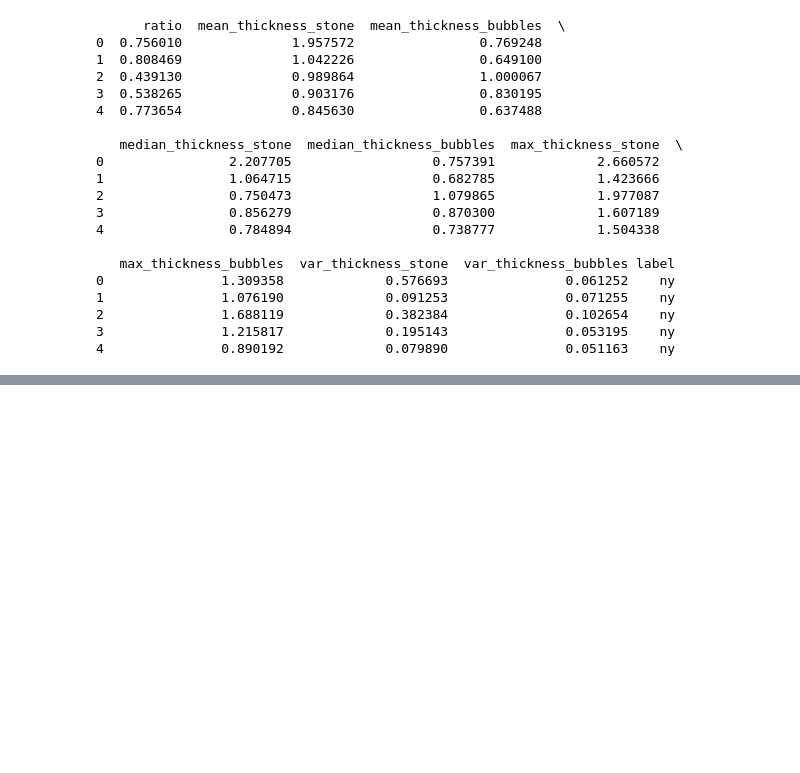
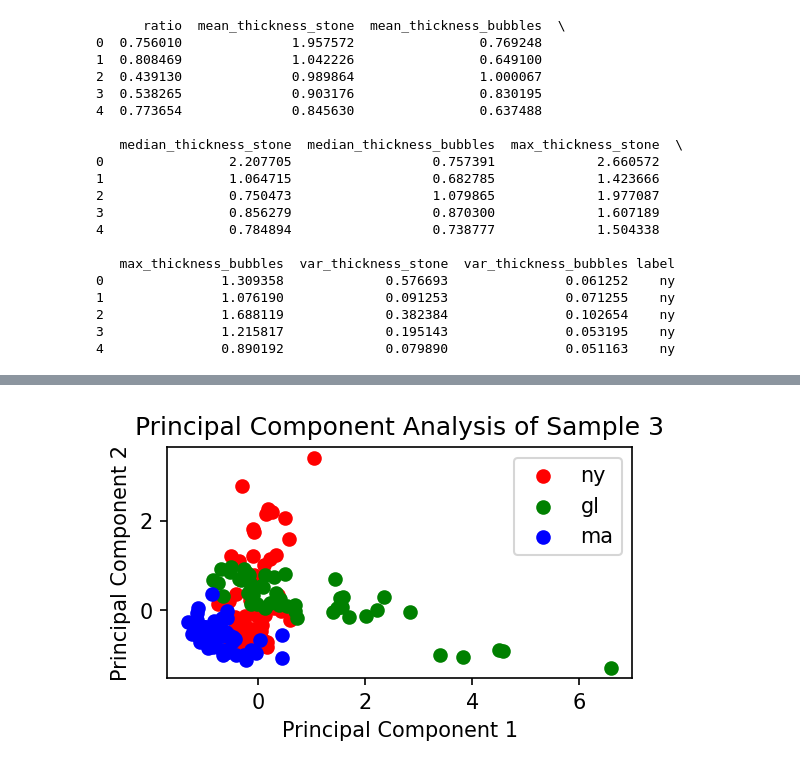
Before and after one commit to s185231/HPC3D_project, a Jupyter notebook: pca.ipynb, the cells around one changed output, grey strips where cells are left out. Drawn from its saved outputs; the diff is of its cells as text; code cells hidden in the pictures; blank space fills up the shorter version.

```diff
--- a/pca.ipynb
+++ b/pca.ipynb
@@ -37,12 +37,12 @@ print(df_sample_3.head())
 # %%
 from sklearn.decomposition import PCA
 
-def perform_pca(dataframe):
-    # Extract the data from the dataframe
+def perform_pca(dataframe, n_components):
 
+    # get all columns except the last one
+    dataframe = dataframe.iloc[:, :-1]
+    pca = PCA(n_components=n_components)
 
-    pca = PCA(n_components=2)
-    pca.fit(dataframe)
-    return pca.transform(dataframe)
+    return pca.fit_transform(dataframe)
 # %%
 # perform pca on the data
@@ -53,0 +93,30 @@ ValueError: could not convert string to float: 'ny'
+# %%
+# two principal components is enough to explain 90% of the variance in the data
+
+X_pca_sample_3  = perform_pca(df_sample_3,2)
+X_pca_sample_4  = perform_pca(df_sample_4,2)
+X_pca_sample_5  = perform_pca(df_sample_5,2)
+
+
+# add the labels to the data
+label = df_sample_3.iloc[:,-1]
+
+# add label to X_pca_sample_3
+X_pca_sample_3 = np.column_stack((X_pca_sample_3,label))
+
+# extract where the label is 0
+X_pca_sample_3_label_ny = X_pca_sample_3[X_pca_sample_3[:,-1] == "ny"]
+X_pca_sample_3_label_gl = X_pca_sample_3[X_pca_sample_3[:,-1] == "gl"]
+X_pca_sample_3_label_ma = X_pca_sample_3[X_pca_sample_3[:,-1] == "ma"]
+
+plt.figure(figsize=(4,2),dpi=150)
+plt.scatter(X_pca_sample_3_label_ny[:,0],X_pca_sample_3_label_ny[:,1], color="r", label="ny")
+plt.scatter(X_pca_sample_3_label_gl[:,0],X_pca_sample_3_label_gl[:,1], color="g", label="gl")
+plt.scatter(X_pca_sample_3_label_ma[:,0],X_pca_sample_3_label_ma[:,1], color="b", label="ma")
+plt.xlabel('Principal Component 1')
+plt.ylabel('Principal Component 2')
+plt.title('Principal Component Analysis of Sample 3')
+plt.legend()
+plt.show()
+# %% [output]
+[figure, added]
```
Also changed, not shown: parts of 2 cells of this notebook.
